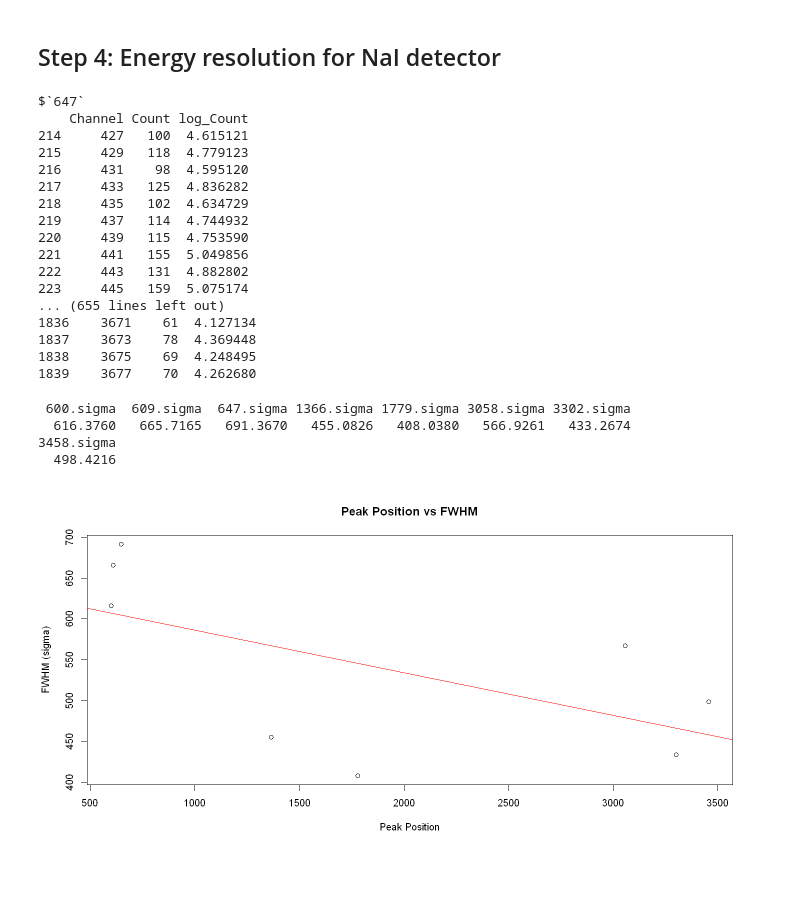
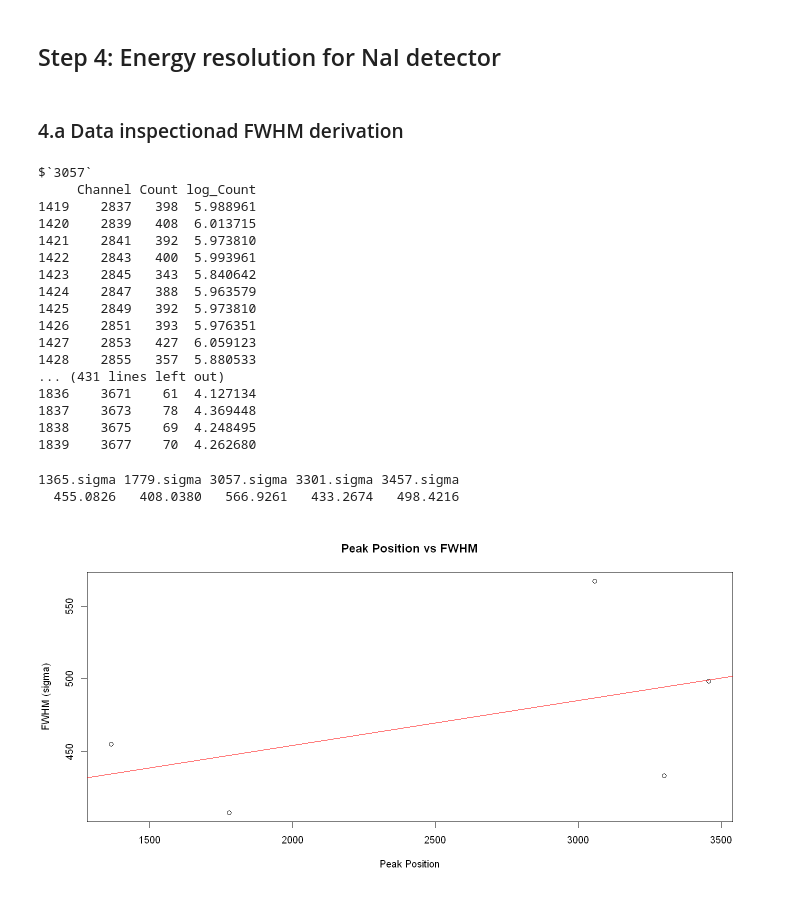
Before and after one commit to EugeniaBoccanera/R_project, a Jupyter notebook: Group_22.ipynb, the cells around one changed output. Saved outputs shown, nothing was run; the diff lists cells and outputs as text; code cells hidden in the pictures; blank space fills up the shorter version.

```diff
--- a/Group_22.ipynb
+++ b/Group_22.ipynb
@@ -209,9 +227,9 @@ plot_spectrum(IC48A_Th, "Spectrum of Th")
 ### 1.d Find Peaks  and Infer FWHM
 # %%
 # Inferred initial positions of the peaks
-position_co60 <- c(647, 3058, 3458)
-position_cs137 <- c(600, 1779)
-position_na22 <- c(609, 1366, 3302)
+position_co60 <- c(3058, 3458)
+position_cs137 <- c(1779)
+position_na22 <- c(1366, 3302)
 position_AmCsCo<- c(206, 2280, 4041, 4589, 8623)
 position_Th <- c( 485, 1504,1890,  3218, 3674, 4581,4948 , 5420, 6793, 9525, 10025, 10202,13240, 16452, 20099)
 
@@ -775,25 +793,28 @@ w_e: 8.332422
 [figure]
 # %% [markdown]
 ## Step 4: Energy resolution for NaI detector
+# %% [markdown]
+### 4.a Data inspectionad FWHM derivation
 # %%
-peak_data_list_co60  <- extract_peak_data(gr11_co60, position_co60, window_size = 110)
-peak_data_list_cs137  <- extract_peak_data(gr11_cs137, position_cs137, window_size = 100)
-peak_data_list_na22  <- extract_peak_data(gr11_na22, position_na22, window_size = 100)
+# Extract data points around each peak
+peak_data_list_co60  <- extract_peak_data(gr11_co60, peaks_co60, window_size = 110)
+peak_data_list_cs137  <- extract_peak_data(gr11_cs137, peaks_cs137, window_size = 100)
+peak_data_list_na22  <- extract_peak_data(gr11_na22, peaks_na22, window_size = 100)
 print(peak_data_list_co60)
 # %% [output]
-$`647`
-    Channel Count log_Count
-214     427   100  4.615121
-215     429   118  4.779123
-216     431    98  4.595120
-217     433   125  4.836282
-218     435   102  4.634729
-219     437   114  4.744932
-220     439   115  4.753590
-221     441   155  5.049856
-222     443   131  4.882802
-223     445   159  5.075174
-... (655 lines left out)
+$`3057`
+     Channel Count log_Count
+1419    2837   398  5.988961
+1420    2839   408  6.013715
+1421    2841   392  5.973810
+1422    2843   400  5.993961
+1423    2845   343  5.840642
+1424    2847   388  5.963579
+1425    2849   392  5.973810
+1426    2851   393  5.976351
+1427    2853   427  6.059123
+1428    2855   357  5.880533
+... (431 lines left out)
 1836    3671    61  4.127134
 1837    3673    78  4.369448
 1838    3675    69  4.248495
@@ -810,44 +831,43 @@ fwhm_values_cs137 <- sapply(fits_cs137, calculate_fwhm)
 fwhm_values_na22 <- sapply(fits_na22, calculate_fwhm)
 
 fwhm_values_NaI <- c(fwhm_values_cs137, fwhm_values_co60, fwhm_values_na22)
-# Estrarre i nomi (le chiavi)
+
+
+# Extract the names (keys)
 channels <- names(fwhm_values_NaI)
 
-# Rimuovere ".sigma" dai nomi per ordinare correttamente
+# Remove ".sigma" from the names to sort correctly
 channels_numeric <- as.numeric(gsub(".sigma", "", channels))
 
-# Ordinare le chiavi e ottenere l'indice di ordinamento
+# Sort the keys and get the sorting index
 order_indices <- order(channels_numeric)
 
-# Ordinare le chiavi
+# Sort the keys
 sorted_channels <- channels[order_indices]
 
-# Riordinare i valori FWHM secondo l'ordine delle chiavi
-sorted_fwhm_values <- fwhm_values_NaI[order_indices]
+# Reorder the FWHM values according to the order of the keys
+fwhm_values_NaI <- fwhm_values_NaI[order_indices]
 
-# Assegnare i nomi ordinati ai valori ordinati
-names(sorted_fwhm_values) <- sorted_channels
+# Assign the sorted names to the sorted values
+names(fwhm_values_NaI) <- sorted_channels
 
-# Stampare i valori FWHM ordinati per canale
-print(sorted_fwhm_values)
+# Print the FWHM values sorted by channel
+print(fwhm_values_NaI)
 # %% [output]
- 600.sigma  609.sigma  647.sigma 1366.sigma 1779.sigma 3058.sigma 3302.sigma
-  616.3760   665.7165   691.3670   455.0826   408.0380   566.9261   433.2674
-3458.sigma
-  498.4216
+1365.sigma 1779.sigma 3057.sigma 3301.sigma 3457.sigma
+  455.0826   408.0380   566.9261   433.2674   498.4216
 # %%
 peaks <- c(peaks_cs137, peaks_co60, peaks_na22)
 
-peak_positions <- sort(peaks)
-fwhm_values <- sorted_fwhm_values
+peaks_NaI <- sort(peaks)
 
 # Plotting peak positions against FWHM values
-plot(peak_positions, fwhm_values,
+plot(peaks_NaI, fwhm_values_NaI,
      xlab = "Peak Position",
      ylab = "FWHM (sigma)",
      main = "Peak Position vs FWHM")
 
 # Adding a linear regression line
-abline(lm(fwhm_values ~ peak_positions), col = "red")
+abline(lm(fwhm_values_NaI ~ peaks_NaI), col = "red")
 # %% [output]
-[figure, old version]
+[figure, new version]
```
Also changed, not shown: parts of 20 cells of this notebook.
